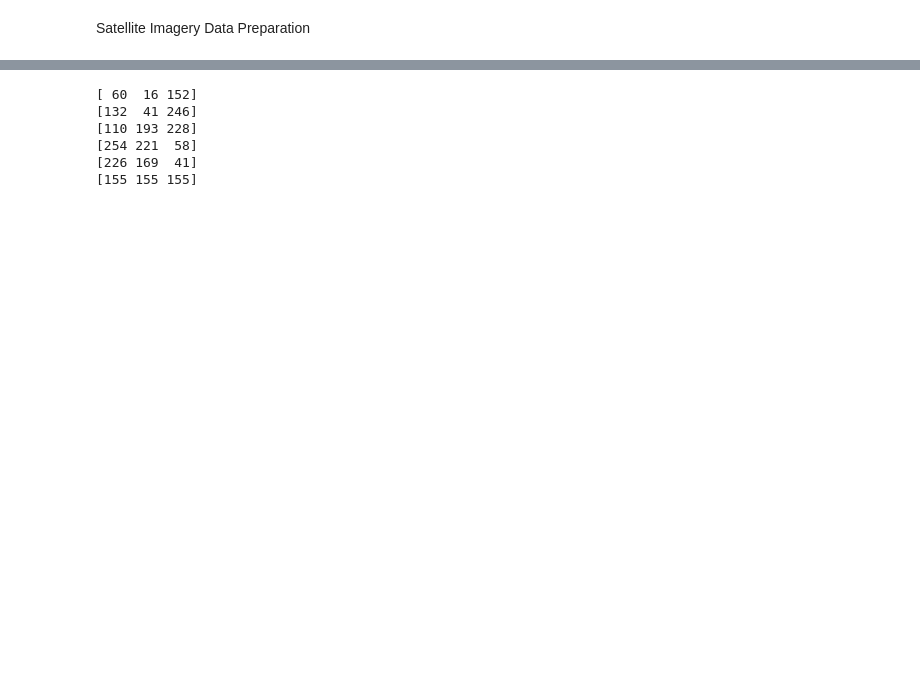
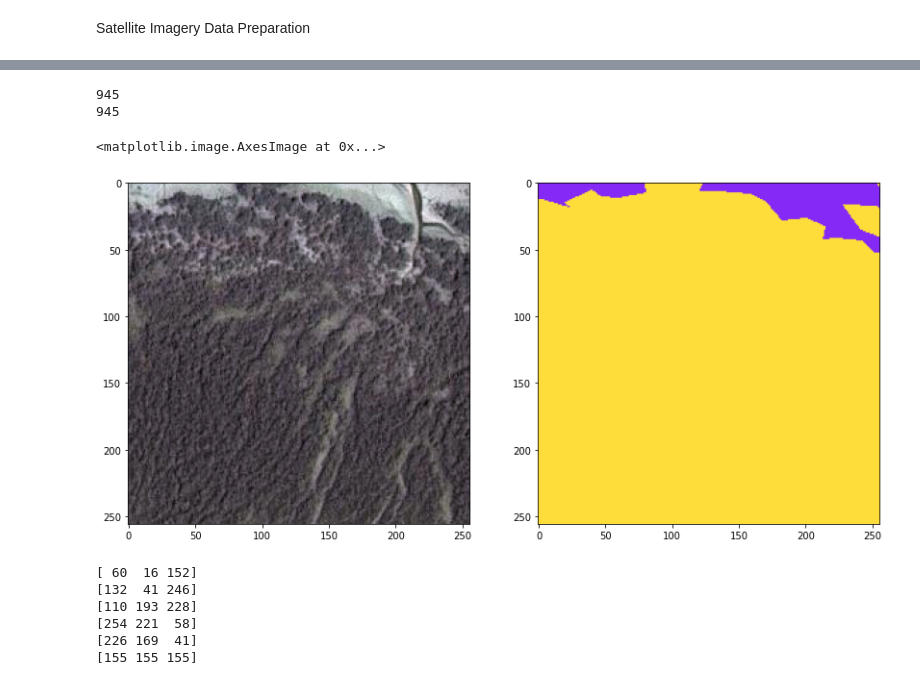
Before and after one commit to haindavi2503/pre-work-repo, a Jupyter notebook: DL-SatelliteImagery/Satellite_Imagery_DeepLearning_ActivationHeatmap.ipynb, the cells around one changed output, grey strips where cells are left out. Drawn from its saved outputs; the diff is of its cells as text; code cells hidden in the pictures; blank space fills up the shorter version.

```diff
--- a/DL-SatelliteImagery/Satellite_Imagery_DeepLearning_ActivationHeatmap.ipynb
+++ b/DL-SatelliteImagery/Satellite_Imagery_DeepLearning_ActivationHeatmap.ipynb
@@ -61,6 +71,23 @@ for image_type in ['images' , 'masks']:
 # %%
 image_dataset = np.array(image_dataset)
 mask_dataset = np.array(mask_dataset)
+# %%
+print(len(image_dataset))
+print(len(mask_dataset))
+# %% [output]
+945
+945
+# %%
+random_image_id = random.randint(0, len(image_dataset))
+
+plt.figure(figsize=(14,8))
+plt.subplot(121)
+plt.imshow(image_dataset[random_image_id])
+plt.subplot(122)
+plt.imshow(mask_dataset[random_image_id])
+# %% [output]
+<matplotlib.image.AxesImage at 0x...>
+[figure, added]
 # %%
 class_building = '#3C1098'
 class_building = class_building.lstrip('#')
```
Also changed, not shown: parts of 49 cells of this notebook.
